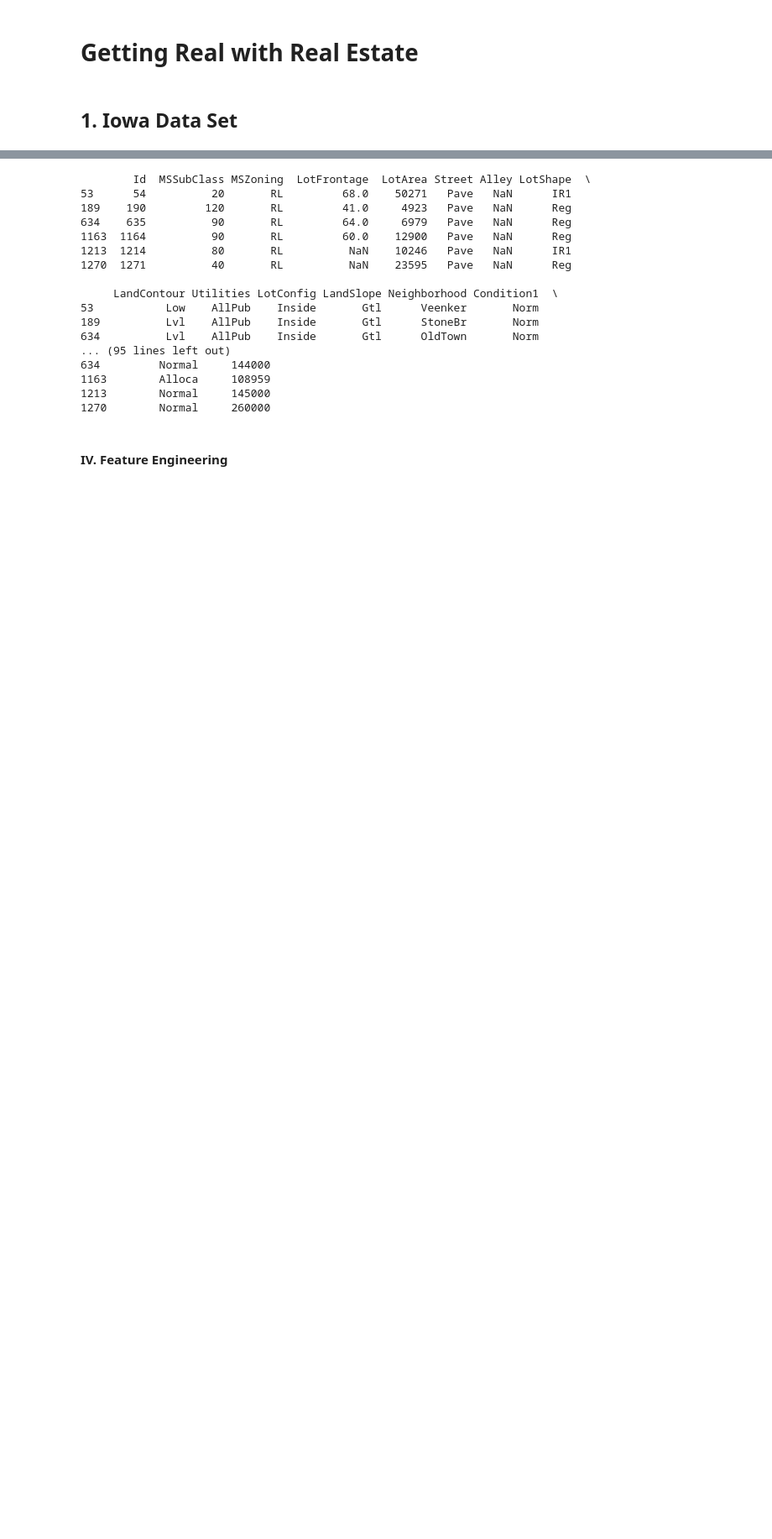
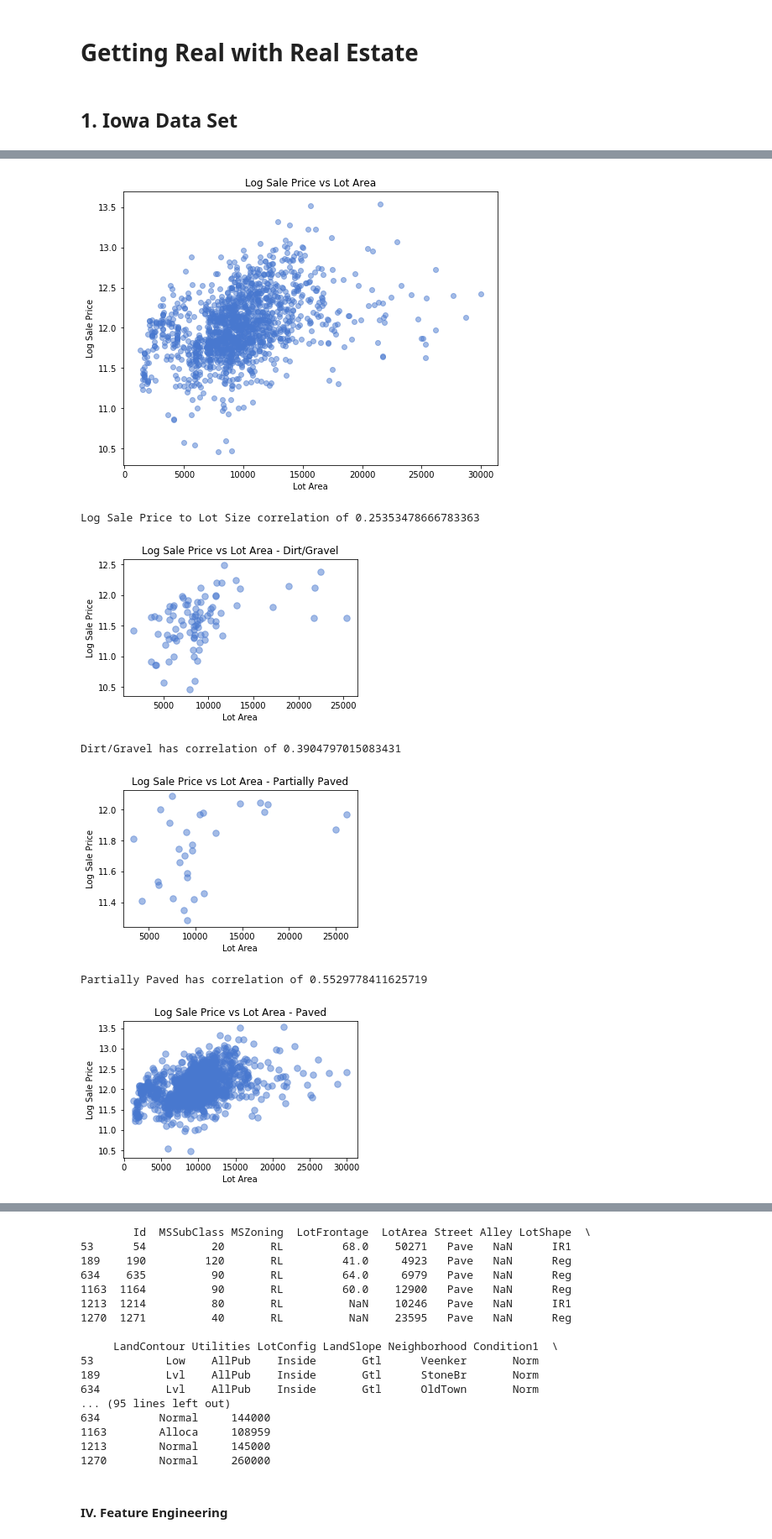
Before and after one commit to mpaluta/House_Price, a Jupyter notebook: final_WIP.ipynb, the cells around one changed output, grey strips where cells are left out. Shown at 84% size. Drawn from its saved outputs; the diff is of its cells as text; code cells hidden in the pictures; blank space fills up the shorter version.

```diff
--- a/final_WIP.ipynb
+++ b/final_WIP.ipynb
@@ -42,0 +66,37 @@ N/A
+# %%
+# Scatter plot of Log Price vs Lot Size, outliers removed
+plt.figure(figsize=(8,6))
+plt.scatter(df_iowa['LotArea'][df_iowa['LotArea'] < max_size], np.log(df_iowa['SalePrice'][df_iowa['LotArea'] < max_size]), \
+            alpha = 0.5)
+plt.ylabel('Log Sale Price')
+plt.xlabel('Lot Area')
+plt.title('Log Sale Price vs Lot Area')
+plt.show()
+
+# Log of Sale Price has weak correlation with Lot Size
+print('Log Sale Price to Lot Size correlation of', np.corrcoef(df_iowa.LotArea, np.log(df_iowa.SalePrice))[0, 1])
+
+# Hypothesis: splitting urban vs rural might show a stronger trend as urban lots may be more valuable. A urban/rural factor may
+# be muddying the correlation. As there is no explicit rural/urban divide in the dataset, we split using a proxy of whether
+# the driveway is paved or not.
+for title, group in df_iowa.groupby('PavedDrive'):
+    plt.figure(figsize=(5,3))
+    plt.plot(group['LotArea'][group['LotArea'] < max_size], np.log(group['SalePrice'][group['LotArea'] < max_size]), \
+                alpha = .5, linestyle ='', ms=15, marker='.')
+    plt.ylabel('Log Sale Price')
+    plt.xlabel('Lot Area')
+    title_dict = {'N': 'Dirt/Gravel', 'P': 'Partially Paved', 'Y': 'Paved'}
+    plt.title('Log Sale Price vs Lot Area - ' + title_dict[title])
+    plt.show()
+    print(title_dict[title], 'has correlation of', np.corrcoef(group.LotArea, np.log(group.SalePrice))[0, 1])
+
+# Conclusion: Correlations are still medium at best and "rural" groupings have limited data, so the trend may not be signifiant.
+# Since the rural vs. urban proxy does not appear particularly promising, only the overall trend will be used going forward.
+# %% [output]
+[figure, added]
+Log Sale Price to Lot Size correlation of 0.25353478666783363
+[figure, added]
+Dirt/Gravel has correlation of 0.3904797015083431
+[figure, added]
+Partially Paved has correlation of 0.5529778411625719
+[figure, added]
```
Also changed, not shown: parts of 21 cells of this notebook, 1 other file.
